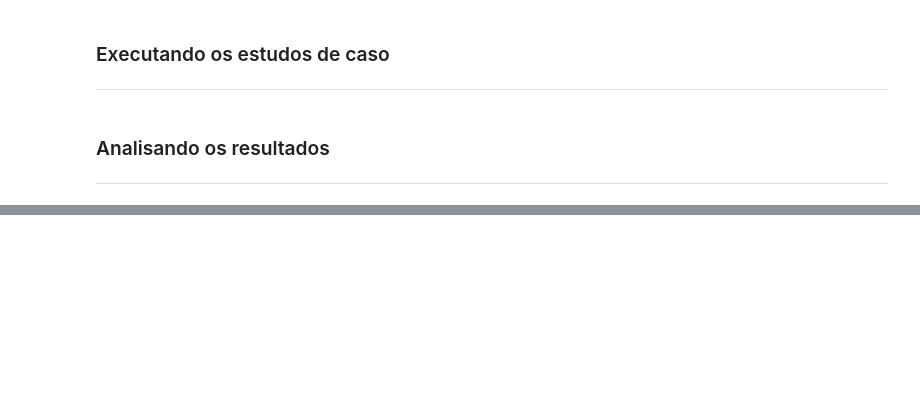
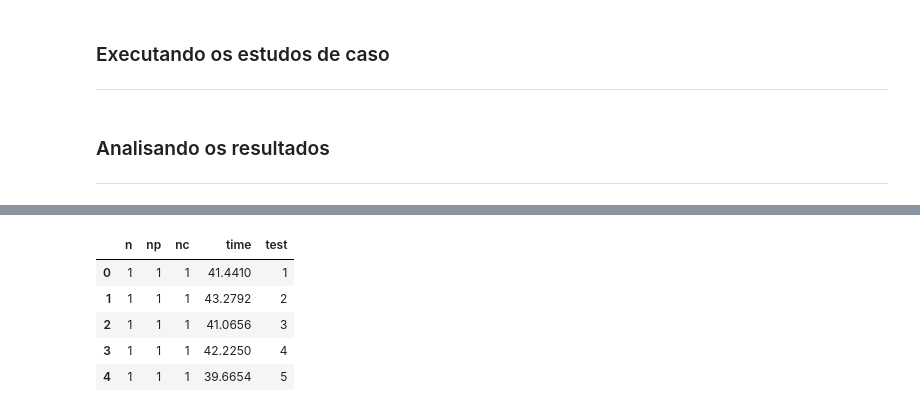
Before and after one commit to MariaLuizaCw/distributed-systems, a Jupyter notebook: TP2/analysis.ipynb, the cells around one changed output, grey strips where cells are left out. Cells and saved outputs as stored; diff of their text form; code cells hidden in the pictures; blank space fills up the shorter version.

```diff
--- a/TP2/analysis.ipynb
+++ b/TP2/analysis.ipynb
@@ -137,0 +124,10 @@ Text(0.5, 1.0, '1000 numbers')
+# %%
+semaforo_df = pd.read_csv('results/semaforo_tests.csv')
+semaforo_df.head()
+# %% [output]
+|  | n | np | nc | time | test |
+| 0 | 1 | 1 | 1 | 41.4410 | 1 |
+| 1 | 1 | 1 | 1 | 43.2792 | 2 |
+| 2 | 1 | 1 | 1 | 41.0656 | 3 |
+| 3 | 1 | 1 | 1 | 42.2250 | 4 |
+| 4 | 1 | 1 | 1 | 39.6654 | 5 |
```
Also changed, not shown: parts of 12 cells of this notebook, 6 other files.
